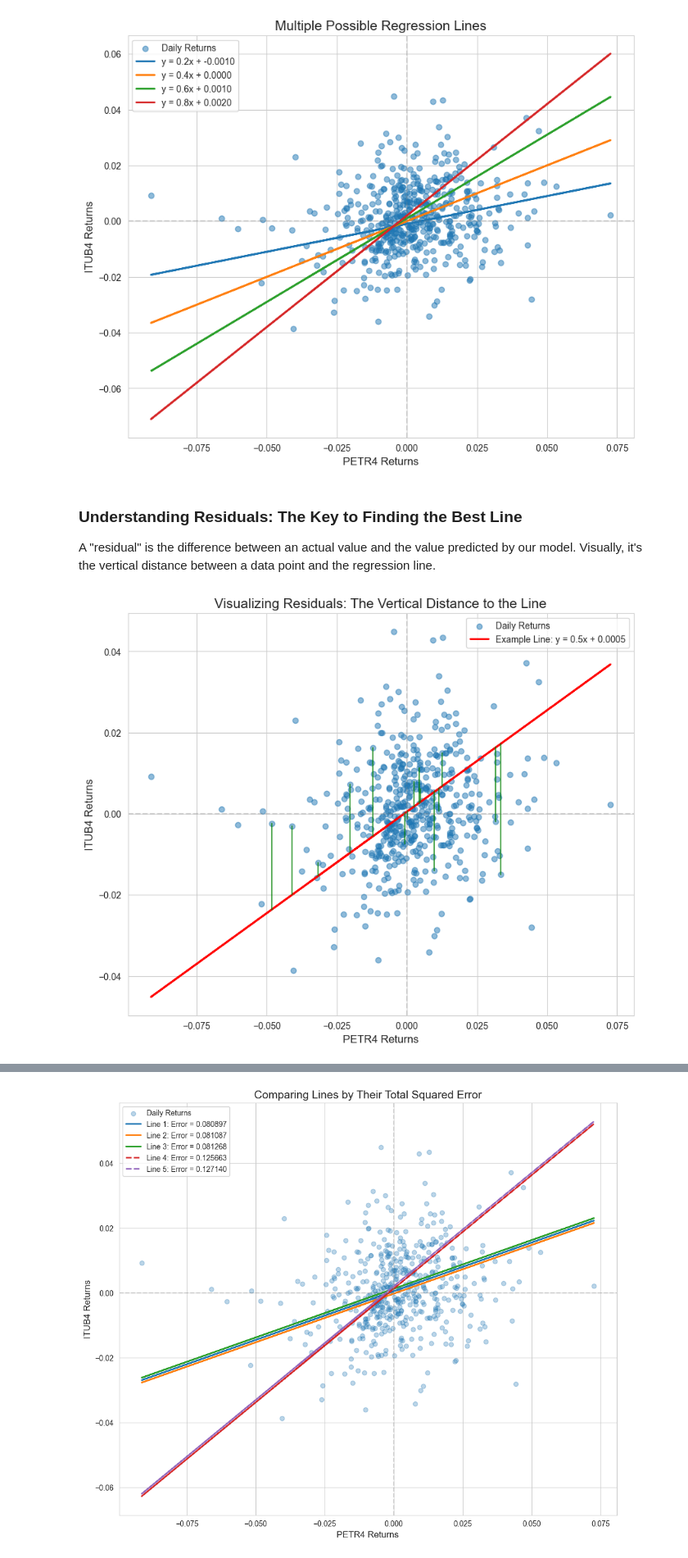
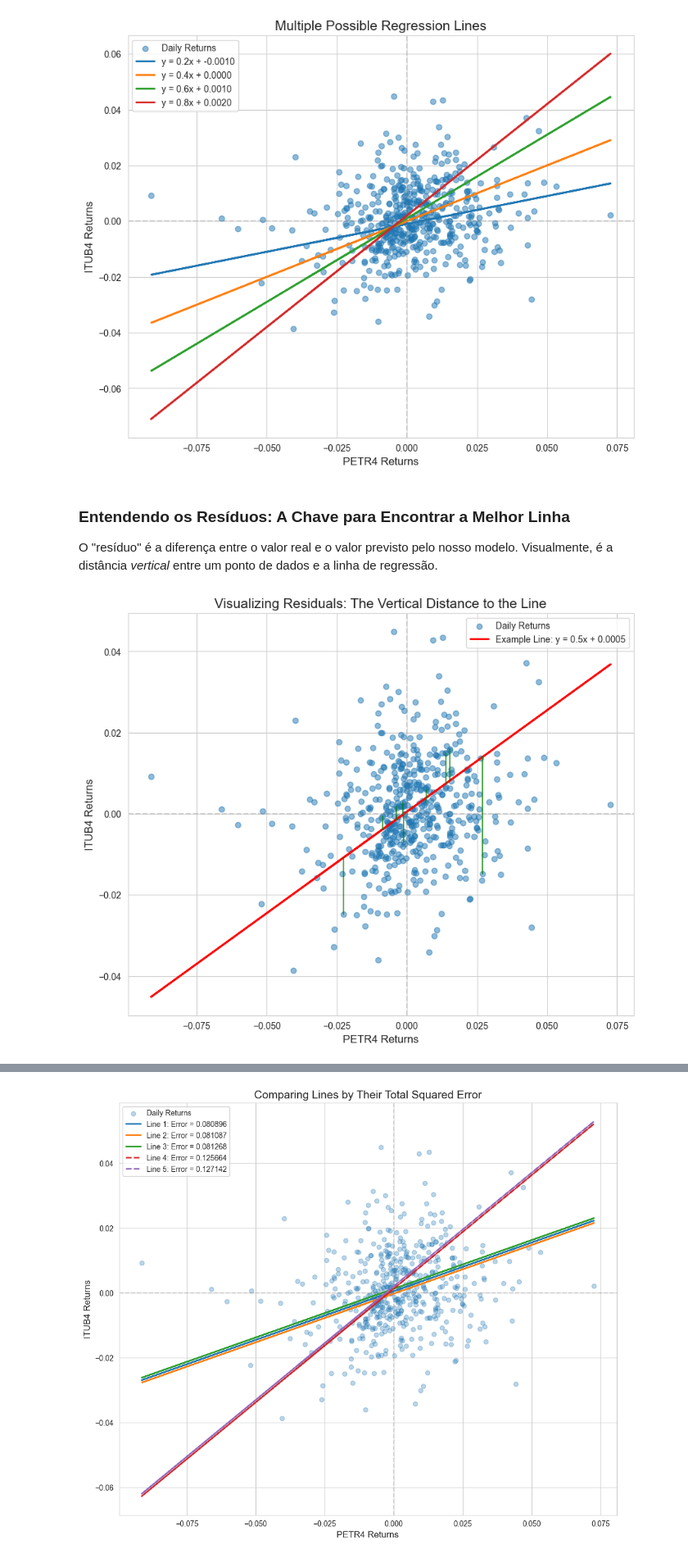
Before and after one commit to quantbrasil/youtube, a Jupyter notebook: src/004_Linear_Regression_with_Stocks.ipynb, the cells around one changed output, grey strips where cells are left out. Shown at 82% size. Drawn from its saved outputs; the diff is of its cells as text; code cells hidden in the pictures.

Commit message:
Add Linear Regression tutorial

```diff
--- a/src/004_Linear_Regression_with_Stocks.ipynb
+++ b/src/004_Linear_Regression_with_Stocks.ipynb
@@ -17,12 +17,8 @@ We'll cover:
 # %%
-import yfinance as yf
 import pandas as pd
 import numpy as np
 import matplotlib.pyplot as plt
 import seaborn as sns
-from sklearn.linear_model import LinearRegression
-from sklearn.metrics import mean_squared_error, r2_score
 
 # Set the style for our plots
 sns.set_style('whitegrid')
-plt.rcParams['figure.figsize'] = (12, 6)
@@ -33,16 +34,18 @@ Let's start by downloading some stock data. We'll use two Brazilian stocks: Petr
 # %%
+import yfinance as yf
+
 period = "2y"
 
 # Create Ticker objects
-petr4_ticker = yf.Ticker('PETR4.SA')
-itub4_ticker = yf.Ticker('ITUB4.SA')
+ticker_1 = yf.Ticker('PETR4.SA')
+ticker_2 = yf.Ticker('ITUB4.SA')
 
 # Get historical data using the history method
-petr4 = petr4_ticker.history(period=period)
-itub4 = itub4_ticker.history(period=period)
+df1 = ticker_1.history(period=period)
+df2 = ticker_2.history(period=period)
 
 # Look at the PETR4 data
-petr4.head()
+df1.head()
 # %% [output]
 |  | Open | High | Low | Close | Volume | Dividends | Stock Splits |
 | Date |  |  |  |  |  |  |  |
@@ -64,8 +59,8 @@ Now, let's prepare our data for analysis. We'll focus on the Close prices and ca
 # %%
 # Create a new dataframe with just the closing prices
 stocks_data = pd.DataFrame({
-    'PETR4': petr4['Close'],
-    'ITUB4': itub4['Close']
+    'PETR4': df1['Close'],
+    'ITUB4': df2['Close']
 })
 
 # Calculate daily returns (percentage change)
@@ -219,9 +234,10 @@ slopes = [0.2, 0.4, 0.6, 0.8]
 intercepts = [-0.001, 0, 0.001, 0.002]
 
 for s, i in zip(slopes, intercepts):
+    # X is a 2D array (shape n x 1), but we need a 1D array for element-wise multiplication
+    # .flatten() converts the 2D array to a 1D array, allowing proper broadcasting with scalar s
     y_line = s * X.flatten() + i
-    plt.plot(X, y_line, linewidth=2,
-             label=f'y = {s:.1f}x + {i:.4f}')
+    plt.plot(X, y_line, linewidth=2, label=f'y = {s:.1f}x + {i:.4f}')
 
 plt.title('Multiple Possible Regression Lines', fontsize=15)
 plt.xlabel('PETR4 Returns', fontsize=12)
@@ -233,10 +249,10 @@ plt.legend()
 plt.show()
 # %% [output]
 [figure]
-# %% [markdown]
-### Understanding Residuals: The Key to Finding the Best Line
-
-A "residual" is the difference between an actual value and the value predicted by our model. Visually, it's the vertical distance between a data point and the regression line.
+# %% [markdown]
+### Entendendo os Resíduos: A Chave para Encontrar a Melhor Linha
+
+O "resíduo" é a diferença entre o valor real e o valor previsto pelo nosso modelo. Visualmente, é a distância _vertical_ entre um ponto de dados e a linha de regressão.
 # %%
 # Let's visualize residuals for a single possible regression line
 plt.figure(figsize=(10, 8))
@@ -245,32 +261,32 @@ plt.figure(figsize=(10, 8))
 example_slope = 0.5
 example_intercept = 0.0005
 
 # Calculate predictions with this line
 example_predictions = example_slope * X.flatten() + example_intercept
 
 # Plot the data and the line
 plt.scatter(X, y, alpha=0.5, label='Daily Returns')
 plt.plot(X, example_predictions, color='red', linewidth=2,
          label=f'Example Line: y = {example_slope:.1f}x + {example_intercept:.4f}')
 
 # Plot some residuals as vertical lines
-indices = np.random.choice(len(X), 15, replace=False)  # Select random points
+indices = np.random.choice(len(X), 10, replace=False)  # Select random points
 for i in indices:
     x_val = X[i][0]
     actual = y[i]
     predicted = example_slope * x_val + example_intercept
     residual = actual - predicted
 
     # Draw the vertical line representing the residual
     plt.plot([x_val, x_val], [predicted, actual], 'g-', alpha=0.7)
 
 plt.title('Visualizing Residuals: The Vertical Distance to the Line', fontsize=15)
 plt.xlabel('PETR4 Returns', fontsize=12)
 plt.ylabel('ITUB4 Returns', fontsize=12)
 plt.axhline(y=0, color='grey', linestyle='--', alpha=0.3)
 plt.axvline(x=0, color='grey', linestyle='--', alpha=0.3)
 plt.grid(True)
 plt.legend()
 plt.show()
 # %% [output]
-[figure, old version]
+[figure, new version]
```
Also changed, not shown: parts of 49 cells of this notebook.
